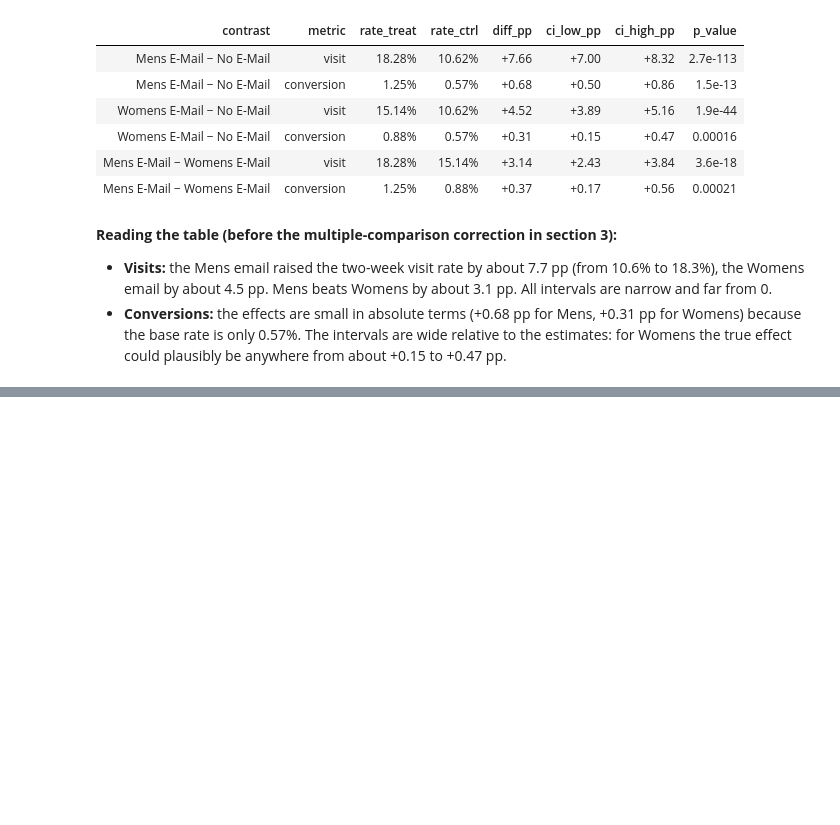
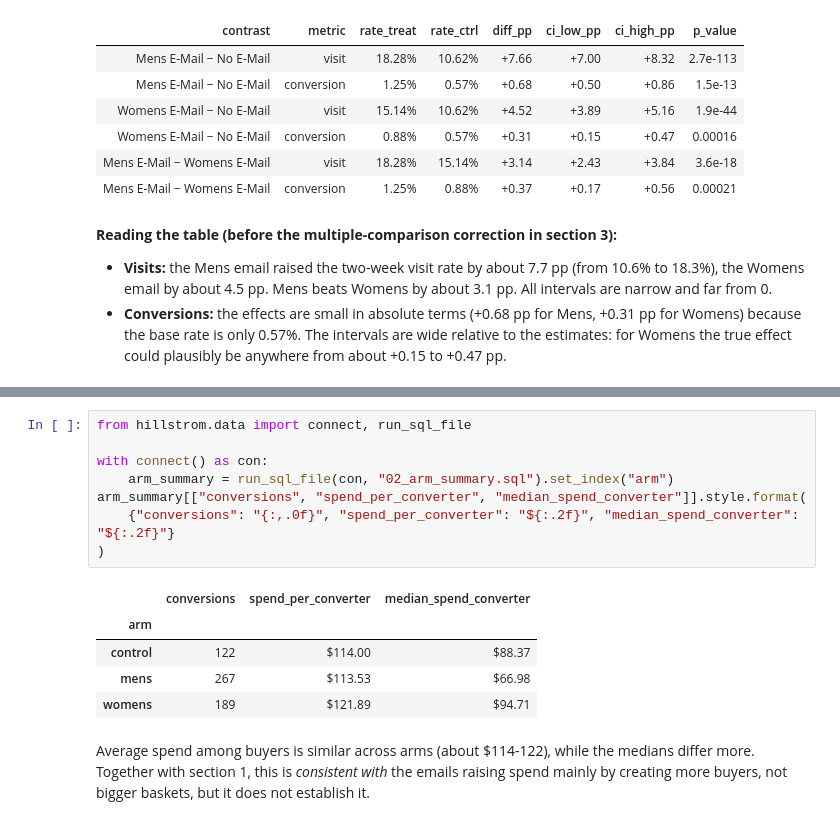
Before and after one commit to berkcansuner/hillstrom-email-uplift, a Jupyter notebook: notebooks/03_main_effects.ipynb, the cells around one changed output, grey strips where cells are left out. Drawn from its saved outputs; the diff is of its cells as text; blank space fills up the shorter version.

```diff
--- a/notebooks/03_main_effects.ipynb
+++ b/notebooks/03_main_effects.ipynb
@@ -79,0 +172,16 @@ rates.style.format(
+# %%
+from hillstrom.data import connect, run_sql_file
+
+with connect() as con:
+    arm_summary = run_sql_file(con, "02_arm_summary.sql").set_index("arm")
+arm_summary[["conversions", "spend_per_converter", "median_spend_converter"]].style.format(
+    {"conversions": "{:,.0f}", "spend_per_converter": "${:.2f}", "median_spend_converter": "${:.2f}"}
+)
+# %% [output]
+|  | conversions | spend_per_converter | median_spend_converter |
+| arm |  |  |  |
+| control | 122 | $114.00 | $88.37 |
+| mens | 267 | $113.53 | $66.98 |
+| womens | 189 | $121.89 | $94.71 |
+# %% [markdown]
+Average spend among buyers is similar across arms (about \$114-122), while the medians differ more. Together with section 1, this is *consistent with* the emails raising spend mainly by creating more buyers, not bigger baskets, but it does not establish it.
```
Also changed, not shown: parts of 9 cells of this notebook.
